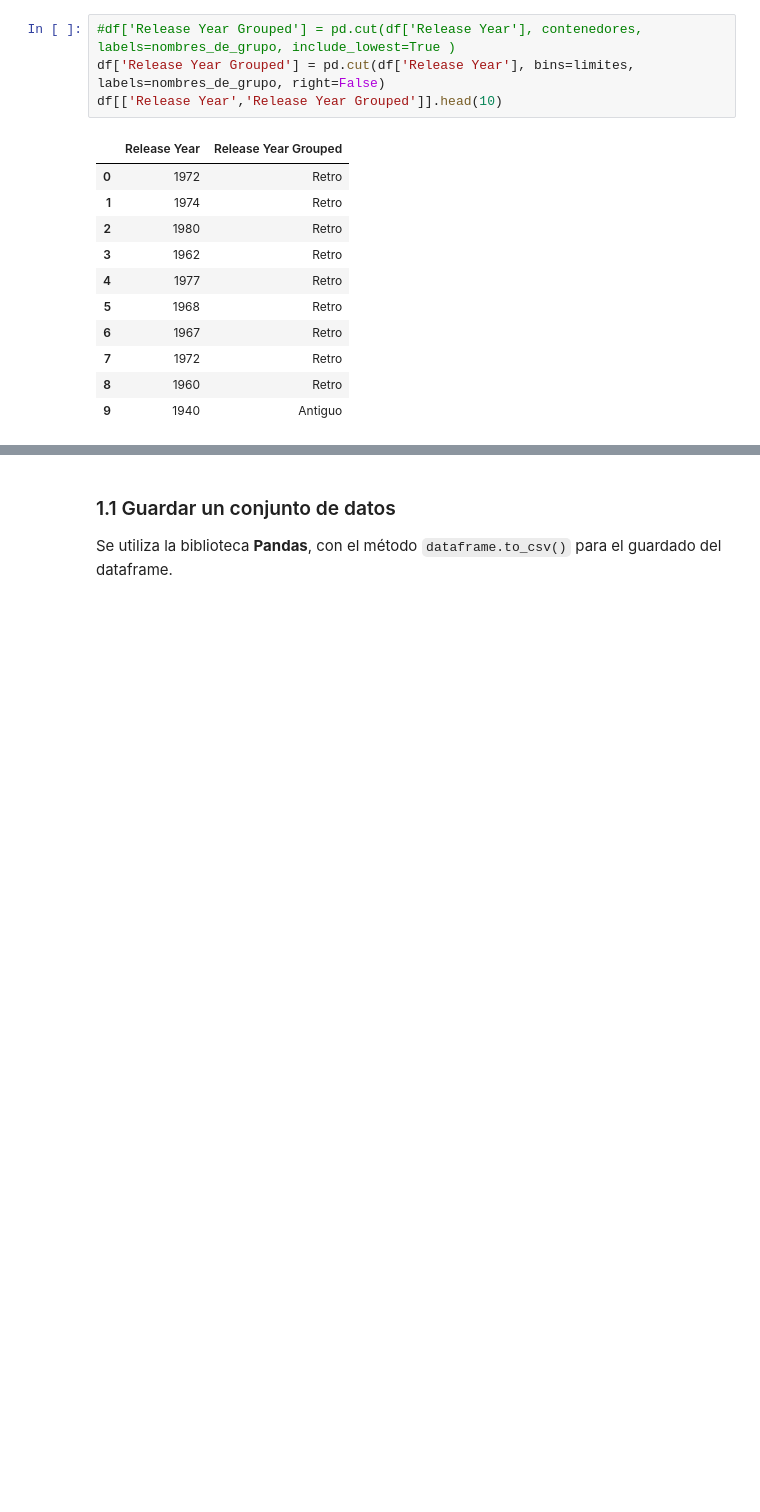
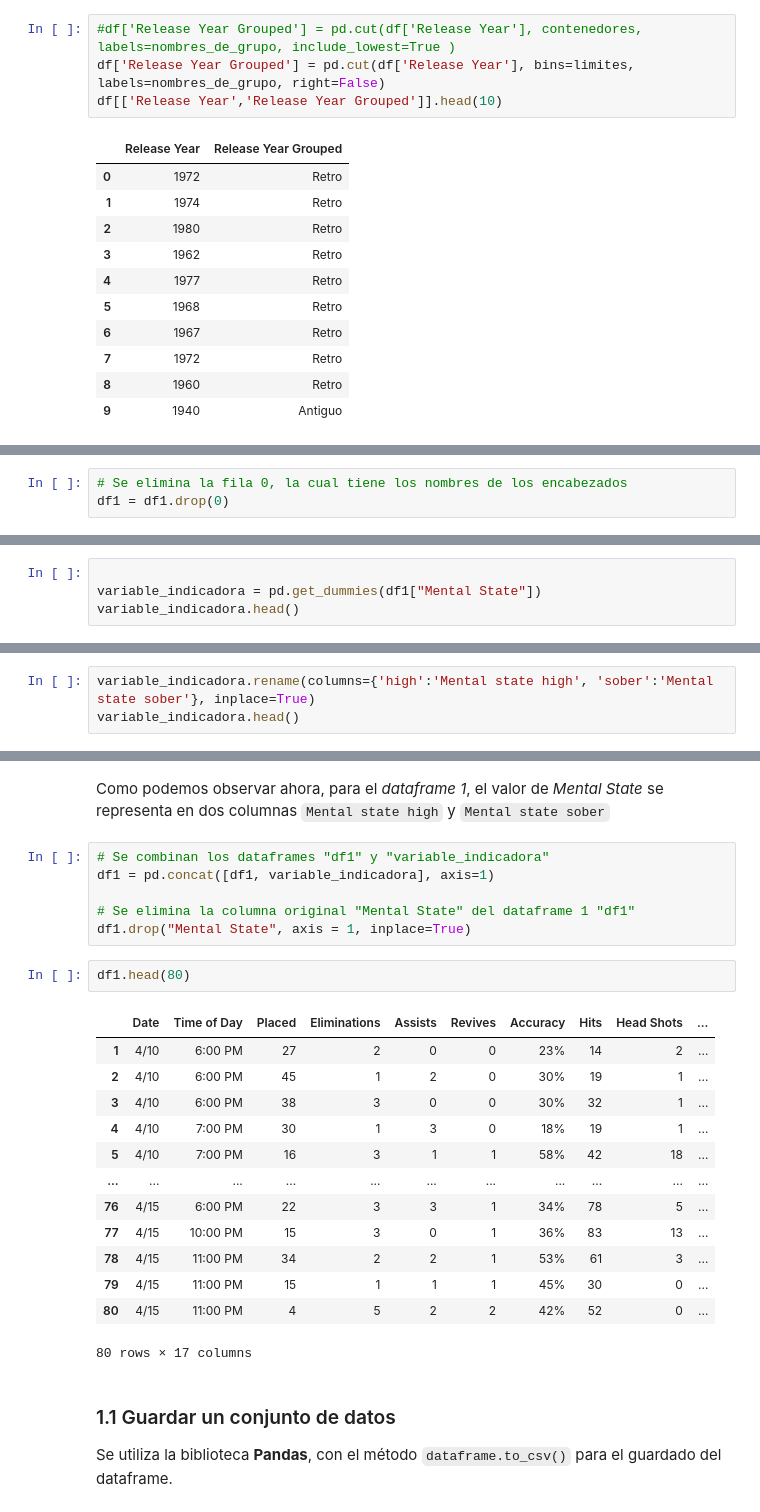
Before and after one commit to DiegoAraneda98/TCPD-Tarea-2, a Jupyter notebook: tarea2.ipynb, the cells around one changed output, grey strips where cells are left out. Cells and saved outputs as stored; diff of their text form; blank space fills up the shorter version.

Commit message:
variable indicadora

```diff
--- a/tarea2.ipynb
+++ b/tarea2.ipynb
@@ -348,0 +365,3 @@ Name: count, dtype: int64
+# %%
+# Se elimina la fila 0, la cual tiene los nombres de los encabezados
+df1 = df1.drop(0)
@@ -348,0 +370,4 @@ Name: count, dtype: int64
+# %%
+
+variable_indicadora = pd.get_dummies(df1["Mental State"])
+variable_indicadora.head()
@@ -348,0 +383,3 @@ Name: count, dtype: int64
+# %%
+variable_indicadora.rename(columns={'high':'Mental state high', 'sober':'Mental state sober'}, inplace=True)
+variable_indicadora.head()
@@ -349,3 +393,27 @@ Name: count, dtype: int64
+# %% [markdown]
+Como podemos observar ahora, para el *dataframe 1*, el valor de *Mental State* se representa en dos columnas `Mental state high` y `Mental state sober`
+# %%
+# Se combinan los dataframes "df1" y "variable_indicadora"
+df1 = pd.concat([df1, variable_indicadora], axis=1)
+
+# Se elimina la columna original "Mental State" del dataframe 1 "df1"
+df1.drop("Mental State", axis = 1, inplace=True)
+# %%
+df1.head(80)
+# %% [output]
+|  | Date | Time of Day | Placed | Eliminations | Assists | Revives | Accuracy | Hits | Head Shots | ... |
+| 1 | 4/10 | 6:00 PM | 27 | 2 | 0 | 0 | 23% | 14 | 2 | ... |
+| 2 | 4/10 | 6:00 PM | 45 | 1 | 2 | 0 | 30% | 19 | 1 | ... |
+| 3 | 4/10 | 6:00 PM | 38 | 3 | 0 | 0 | 30% | 32 | 1 | ... |
+| 4 | 4/10 | 7:00 PM | 30 | 1 | 3 | 0 | 18% | 19 | 1 | ... |
+| 5 | 4/10 | 7:00 PM | 16 | 3 | 1 | 1 | 58% | 42 | 18 | ... |
+| ... | ... | ... | ... | ... | ... | ... | ... | ... | ... | ... |
+| 76 | 4/15 | 6:00 PM | 22 | 3 | 3 | 1 | 34% | 78 | 5 | ... |
+| 77 | 4/15 | 10:00 PM | 15 | 3 | 0 | 1 | 36% | 83 | 13 | ... |
+| 78 | 4/15 | 11:00 PM | 34 | 2 | 2 | 1 | 53% | 61 | 3 | ... |
+| 79 | 4/15 | 11:00 PM | 15 | 1 | 1 | 1 | 45% | 30 | 0 | ... |
+| 80 | 4/15 | 11:00 PM | 4 | 5 | 2 | 2 | 42% | 52 | 0 | ... |
+80 rows × 17 columns
 # %% [markdown]
 ### 1.1 Guardar un conjunto de datos
 
```
Also changed, not shown: parts of 19 cells of this notebook, 2 other files.
